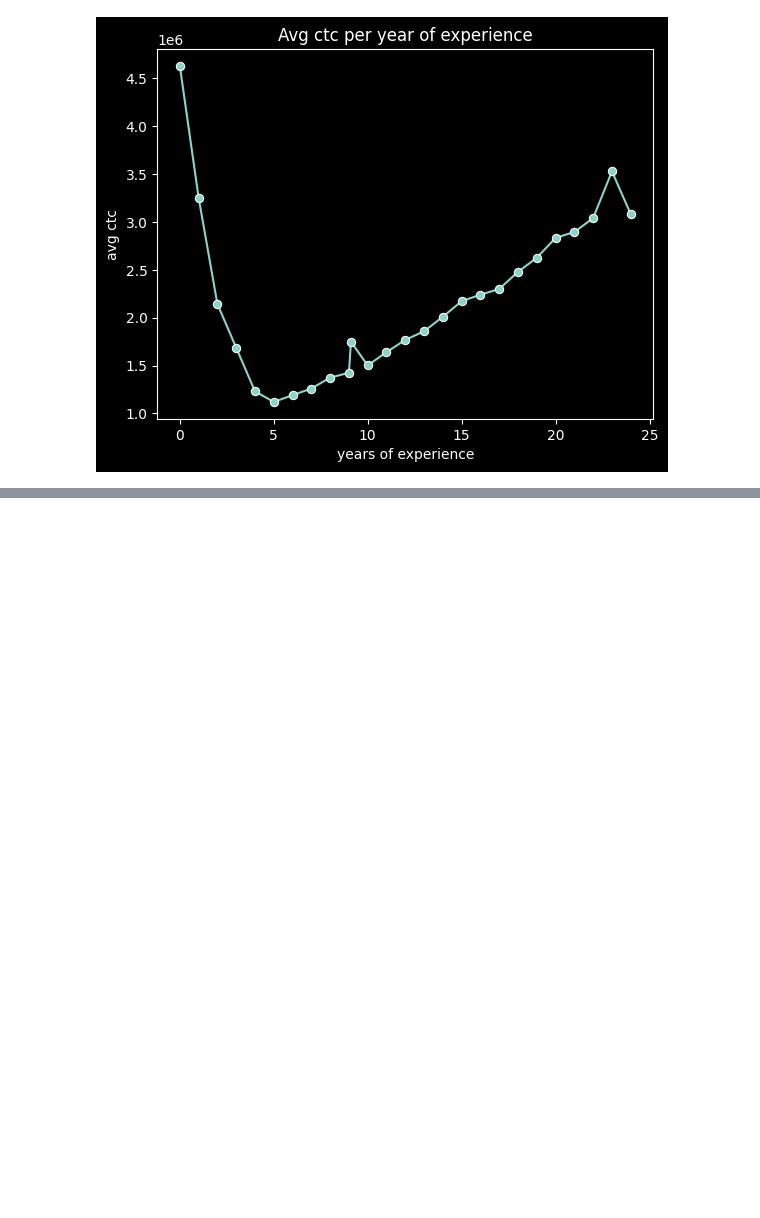
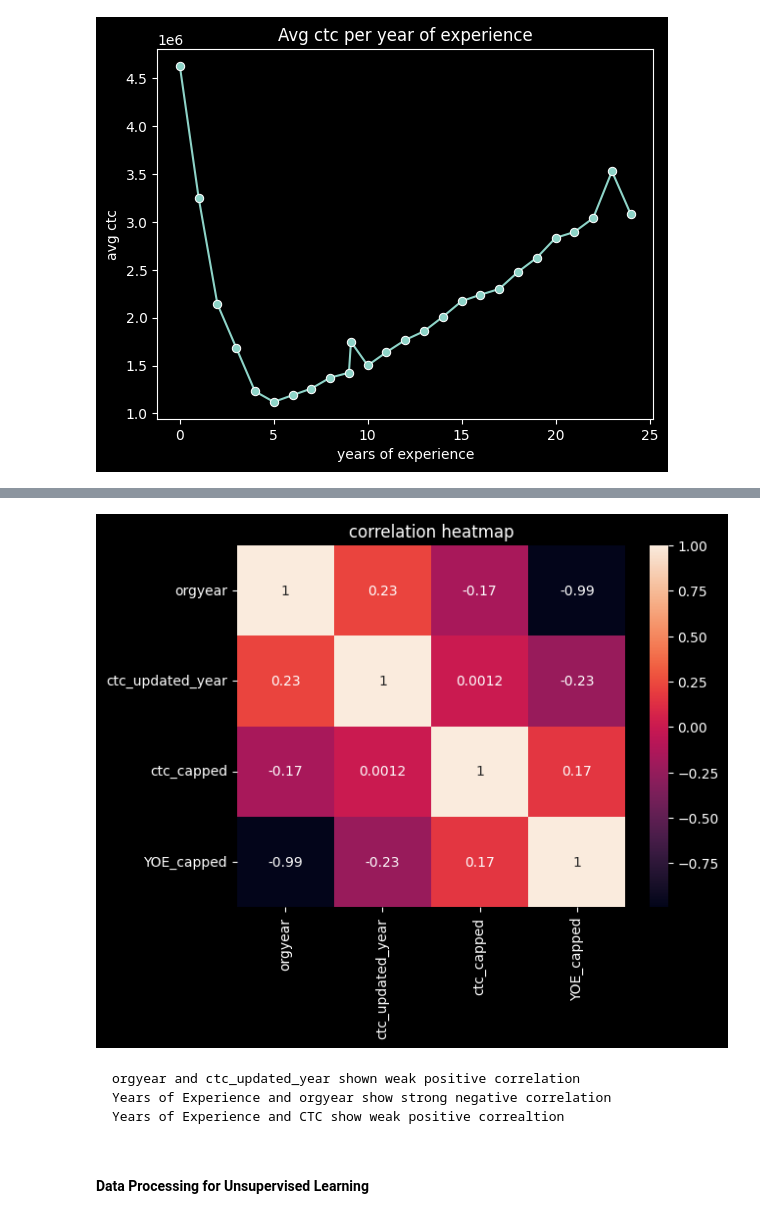
Before and after one commit to VDdotexe/Weekend_Scratching, a Jupyter notebook: case_studies/Clustering_CS.ipynb, the cells around one changed output, grey strips where cells are left out. Drawn from its saved outputs; the diff is of its cells as text; code cells hidden in the pictures; blank space fills up the shorter version.

Commit message:
unsupervised started

````diff
--- a/case_studies/Clustering_CS.ipynb
+++ b/case_studies/Clustering_CS.ipynb
@@ -527,0 +544,16 @@ Text(0, 0.5, 'avg ctc')
+# %%
+# heat map
+
+sns.heatmap(df2[['orgyear','ctc_updated_year','ctc_capped','YOE_capped']].corr(), annot= True )
+plt.title("correlation heatmap")
+plt.show()
+# %% [output]
+[figure, added]
+# %% [markdown]
+```
+orgyear and ctc_updated_year shown weak positive correlation
+Years of Experience and orgyear show strong negative correlation
+Years of Experience and CTC show weak positive correaltion
+```
+# %% [markdown]
+#### Data Processing for Unsupervised Learning
````
Also changed, not shown: parts of 1 cell of this notebook.
